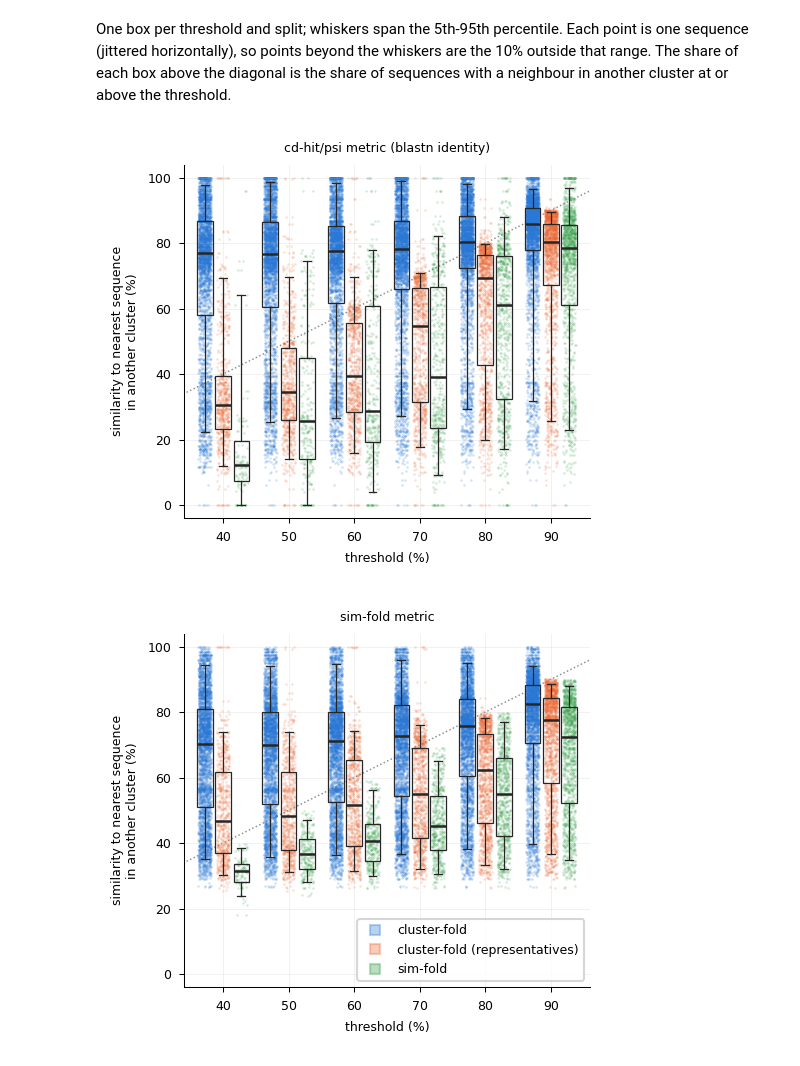
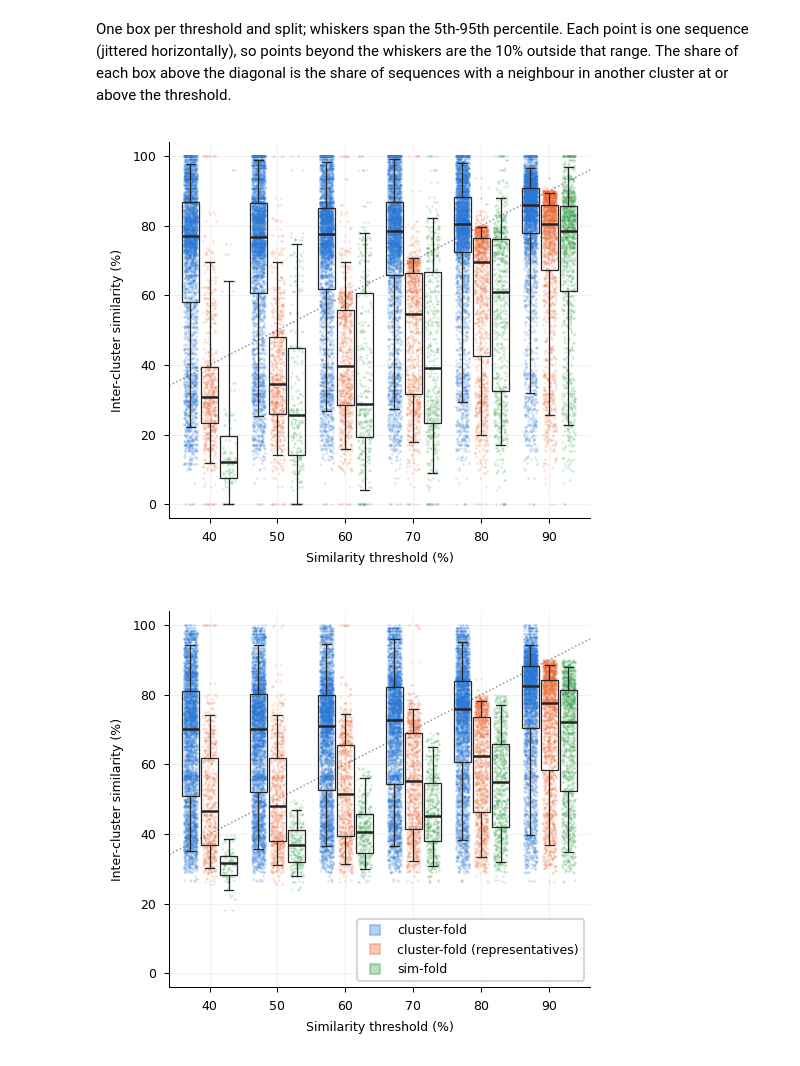
Before and after one commit to sinc-lab/xvalRNAfolding, a Jupyter notebook: src/Figure_S3_cluster_analysis.ipynb, the cells around one changed output. Saved outputs shown, nothing was run; the diff lists cells and outputs as text; code cells hidden in the pictures.

```diff
--- a/src/Figure_S3_cluster_analysis.ipynb
+++ b/src/Figure_S3_cluster_analysis.ipynb
@@ -154,7 +154,7 @@ def f1_vs_threshold(summary_th, variant, title=None, include_legend=False):
     ax.grid(axis="y", which="minor", color="grey", linewidth=0.3, alpha=0.3)
     ax.set_axisbelow(True)
 
-    plt.xlabel("Identity threshold (%)", fontsize=font_size)
+    plt.xlabel("Similarity threshold (%)", fontsize=font_size)
     plt.ylabel("$F_1$ score", fontsize=font_size)
     if title is not None:
         plt.title(title, fontsize=font_size)
@@ -166,7 +166,7 @@ def f1_vs_threshold(summary_th, variant, title=None, include_legend=False):
 
 
 for variant, title in [("full", "All cluster sequences"), ("rep", "Representatives only")]:
-    f1_vs_threshold(summary_th, variant, title, include_legend=(variant == "full"))
+    f1_vs_threshold(summary_th, variant, None, include_legend=(variant == "full"))
     plt.savefig(FIG / f"Fig_F1_vs_clustering_threshold_{variant}.pdf", bbox_inches='tight', dpi=300)
     plt.show()
 # %% [output]
@@ -293,35 +293,35 @@ def nn_vs_threshold(mname, include_legend=False):
             x = th + BOX_OFFSET[variant] + rng.uniform(-0.4, 0.4, len(y)) * BOX_W
             ax.scatter(x, y, s=1.5, color=color, alpha=0.2, lw=0, zorder=1, rasterized=True)
         ax.boxplot([NN[(variant, th, mname)] for th in SIM_THS],
                    positions=[th + BOX_OFFSET[variant] for th in SIM_THS], widths=BOX_W,
                    whis=(5, 95), showfliers=False, patch_artist=True, manage_ticks=False,
                    zorder=2,
                    boxprops=dict(facecolor="none", edgecolor="0.15", lw=0.6),
                    medianprops=dict(color="0.15", lw=1.2),
                    whiskerprops=dict(color="0.15", lw=0.6),
                    capprops=dict(color="0.15", lw=0.6))
     ax.plot([26, 104], [26, 104], color="0.55", lw=0.7, ls=":", zorder=0)
 
     ax.set_xlim(34, 96)
     ax.set_xticks(SIM_THS)
     ax.set_ylim(-4, 104)
     ax.grid(alpha=0.2, lw=0.4)
     ax.spines[["top", "right"]].set_visible(False)
     plt.xticks(fontsize=font_size)
     plt.yticks(fontsize=font_size)
-    plt.xlabel("threshold (%)", fontsize=font_size)
-    plt.ylabel("similarity to nearest sequence\nin another cluster (%)", fontsize=font_size)
-    plt.title(MLABEL[mname], fontsize=font_size)
+    plt.xlabel("Similarity threshold (%)", fontsize=font_size)
+    plt.ylabel("Inter-cluster similarity (%)", fontsize=font_size)
+    #plt.title(MLABEL[mname], fontsize=font_size)
     if include_legend:
         h = [Line2D([], [], color=c, marker="s", ls="none", ms=5, mfc=c + "55") for _, c, _, _ in SETS]
         ax.legend(h, [lab for *_, lab in SETS], loc="lower right", fontsize=font_size)
     plt.tight_layout()
 
 
 for mname in METRICS:
     nn_vs_threshold(mname, include_legend=(mname == "sim-fold"))
     plt.savefig(FIG / f"Fig_nearest_neighbour_vs_threshold_{MSLUG[mname]}.pdf", bbox_inches='tight', dpi=300)
     plt.show()
 # %% [output]
-[figure, old version]
+[figure, new version]
-[figure, old version]
+[figure, new version]
```
Also changed, not shown: parts of 1 cell of this notebook, 14 other files.
